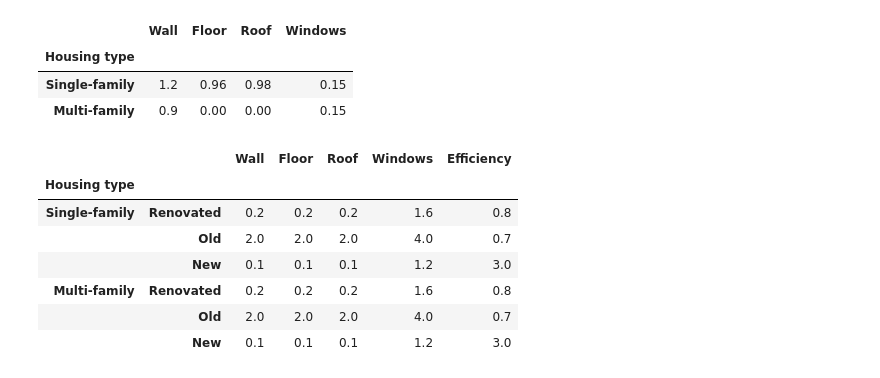
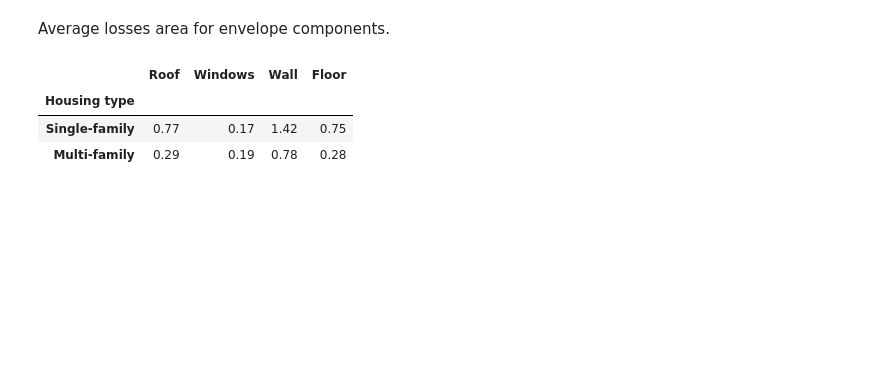
Before and after one commit to CIRED/Res-IRF4, a Jupyter notebook: project/analysis/new_consumption_function.ipynb, the cells around one changed output. Saved outputs shown, nothing was run; the diff lists cells and outputs as text; code cells hidden in the pictures; blank space fills up the shorter version.

```diff
--- a/project/analysis/new_consumption_function.ipynb
+++ b/project/analysis/new_consumption_function.ipynb
@@ -5,26 +0,0 @@ import pandas as pd
-# %%
-ratio_surface = generic_input['ratio_surface']
-ratio_surface
-# %% [output]
-|  | Wall | Floor | Roof | Windows |
-| Housing type |  |  |  |  |
-| Single-family | 1.2 | 0.96 | 0.98 | 0.15 |
-| Multi-family | 0.9 | 0.00 | 0.00 | 0.15 |
-# %%
-buildings = {'Renovated': [0.2, 0.2, 0.2, 1.6, 0.8],
-             'Old': [2, 2, 2, 4, 0.7],
-             'New': [0.1, 0.1, 0.1, 1.2, 3]
-             }
-
-buildings = pd.DataFrame(buildings, index=pd.Index(['Wall', 'Floor', 'Roof', 'Windows', 'Efficiency'])).T
-buildings = pd.concat([buildings] * 2, keys=['Single-family', 'Multi-family'], names=['Housing type'])
-buildings
-# %% [output]
-|  |  | Wall | Floor | Roof | Windows | Efficiency |
-| Housing type |  |  |  |  |  |  |
-| Single-family | Renovated | 0.2 | 0.2 | 0.2 | 1.6 | 0.8 |
-|  | Old | 2.0 | 2.0 | 2.0 | 4.0 | 0.7 |
-|  | New | 0.1 | 0.1 | 0.1 | 1.2 | 3.0 |
-| Multi-family | Renovated | 0.2 | 0.2 | 0.2 | 1.6 | 0.8 |
-|  | Old | 2.0 | 2.0 | 2.0 | 4.0 | 0.7 |
-|  | New | 0.1 | 0.1 | 0.1 | 1.2 | 3.0 |
@@ -30,0 +5,16 @@ buildings
+# %% [markdown]
+Average losses area for envelope components.
+# %%
+ratio_surface = {'Roof': [0.77, 0.29],
+                 'Windows': [0.17, 0.19],
+                 'Wall': [1.42, 0.78],
+                 'Floor': [0.75, 0.28]
+                 }
+
+ratio_surface = pd.DataFrame(ratio_surface, index=pd.Index(['Single-family', 'Multi-family'], name='Housing type'))
+ratio_surface
+# %% [output]
+|  | Roof | Windows | Wall | Floor |
+| Housing type |  |  |  |  |
+| Single-family | 0.77 | 0.17 | 1.42 | 0.75 |
+| Multi-family | 0.29 | 0.19 | 0.78 | 0.28 |
```
Also changed, not shown: parts of 13 cells of this notebook, 1 other file.
